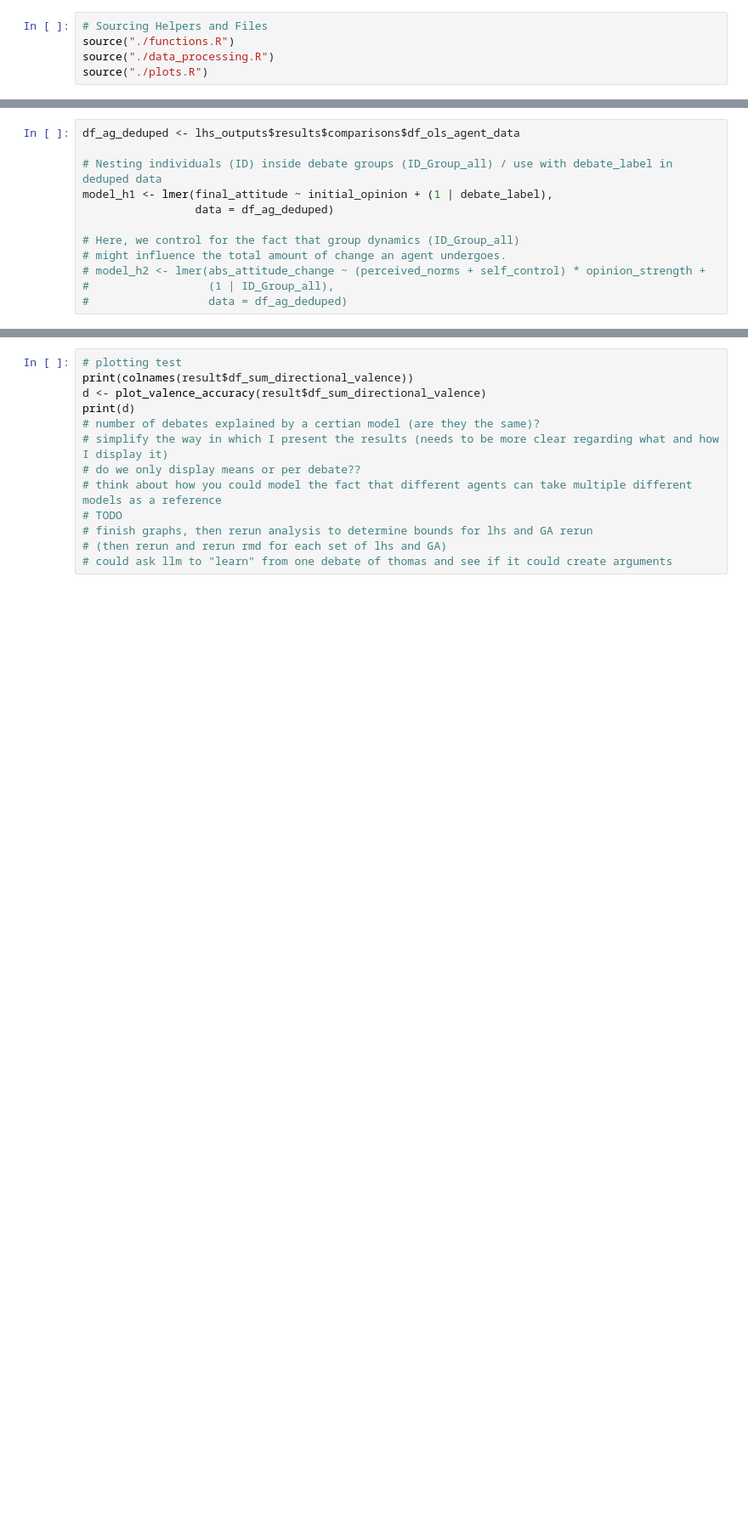
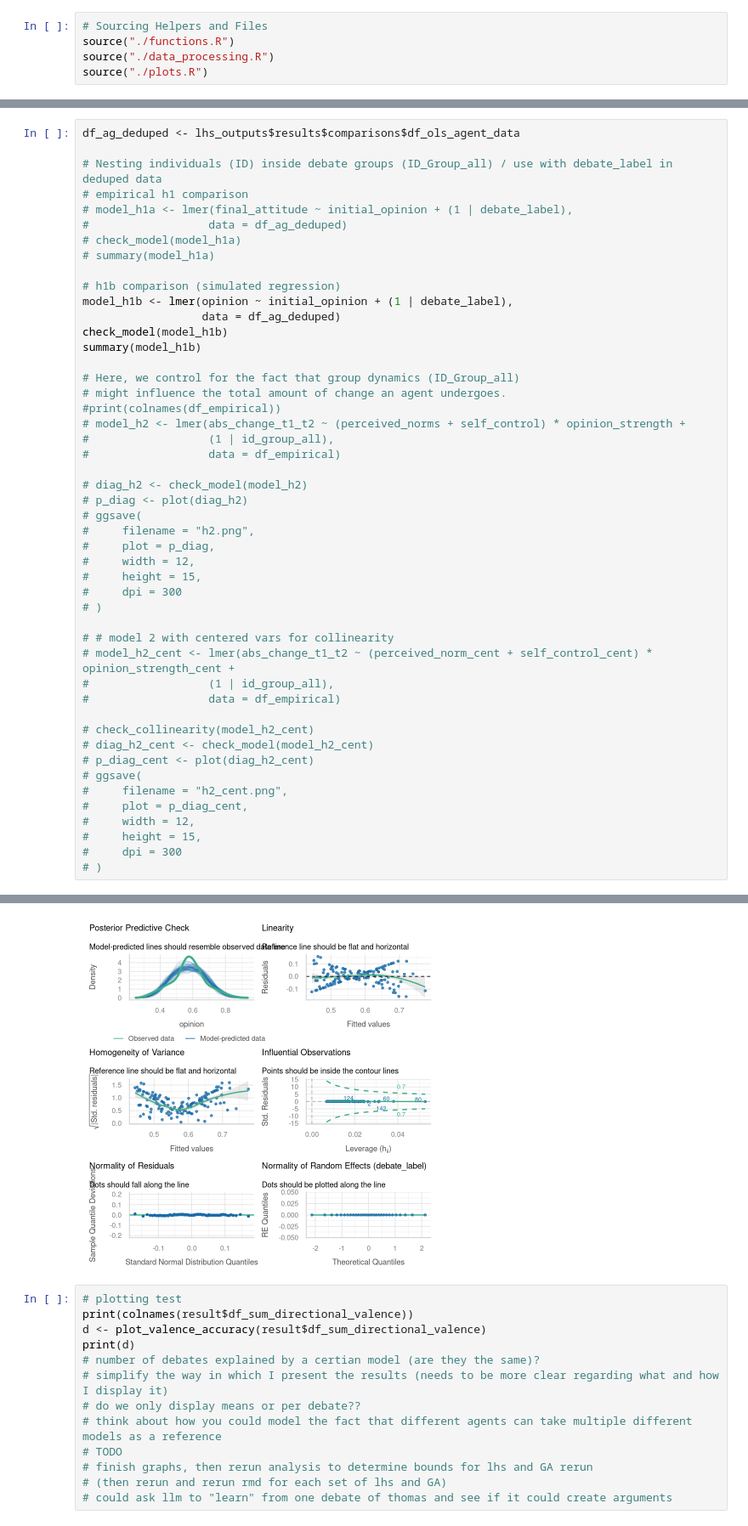
Before and after one commit to NomNom-tk/AGROPT-MODEL, a Jupyter notebook: data-anal/week of 27-4/RMD_Sandbox.ipynb, the cells around one changed output, grey strips where cells are left out. Shown at 85% size. Drawn from its saved outputs; the diff is of its cells as text; blank space fills up the shorter version.

Commit message:
mlm models integrated

```diff
--- a/data-anal/week of 27-4/RMD_Sandbox.ipynb
+++ b/data-anal/week of 27-4/RMD_Sandbox.ipynb
@@ -68,12 +264,48 @@ if(exists("result1")) {
 df_ag_deduped <- lhs_outputs$results$comparisons$df_ols_agent_data
 
 # Nesting individuals (ID) inside debate groups (ID_Group_all) / use with debate_label in deduped data
-model_h1 <- lmer(final_attitude ~ initial_opinion + (1 | debate_label),
-                 data = df_ag_deduped)
+# empirical h1 comparison
+# model_h1a <- lmer(final_attitude ~ initial_opinion + (1 | debate_label),
+#                  data = df_ag_deduped)
+# check_model(model_h1a)
+# summary(model_h1a)
+
+# h1b comparison (simulated regression)
+model_h1b <- lmer(opinion ~ initial_opinion + (1 | debate_label),
+                  data = df_ag_deduped)
+check_model(model_h1b)
+summary(model_h1b)
 
 # Here, we control for the fact that group dynamics (ID_Group_all)
 # might influence the total amount of change an agent undergoes.
-# model_h2 <- lmer(abs_attitude_change ~ (perceived_norms + self_control) * opinion_strength +
-#                  (1 | ID_Group_all),
-#                  data = df_ag_deduped)
+#print(colnames(df_empirical))
+# model_h2 <- lmer(abs_change_t1_t2 ~ (perceived_norms + self_control) * opinion_strength +
+#                  (1 | id_group_all),
+#                  data = df_empirical)
+
+# diag_h2 <- check_model(model_h2)
+# p_diag <- plot(diag_h2)
+# ggsave(
+#     filename = "h2.png",
+#     plot = p_diag,
+#     width = 12,
+#     height = 15,
+#     dpi = 300
+# )
+
+# # model 2 with centered vars for collinearity
+# model_h2_cent <- lmer(abs_change_t1_t2 ~ (perceived_norm_cent + self_control_cent) * opinion_strength_cent +
+#                  (1 | id_group_all),
+#                  data = df_empirical)
+
+# check_collinearity(model_h2_cent)
+# diag_h2_cent <- check_model(model_h2_cent)
+# p_diag_cent <- plot(diag_h2_cent)
+# ggsave(
+#     filename = "h2_cent.png",
+#     plot = p_diag_cent,
+#     width = 12,
+#     height = 15,
+#     dpi = 300
+# )
 # %% [output]
@@ -98,3 +330,4 @@ ERROR: Error in lmer(final_attitude ~ initial_opinion + (1 | ID_Group_all), data
+[figure, added]
 # %%
 # plotting test
 print(colnames(result$df_sum_directional_valence))
```
Also changed, not shown: parts of 5 cells of this notebook, 5 other files.
